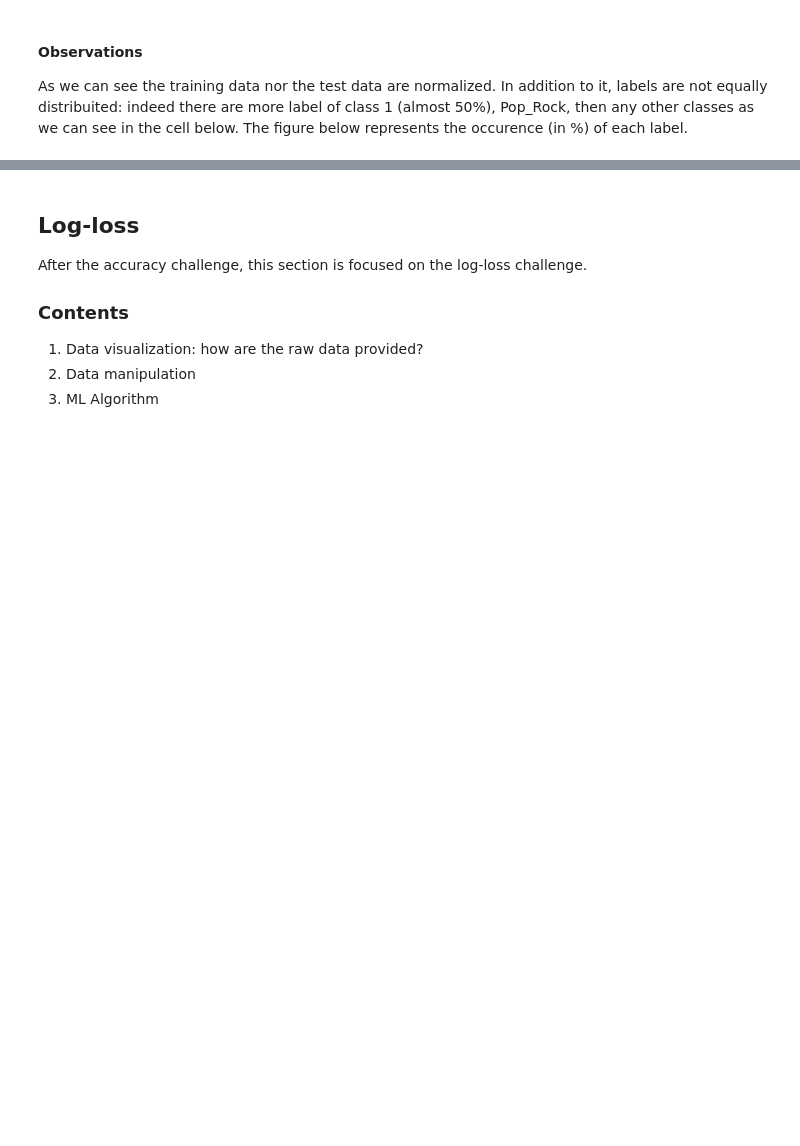
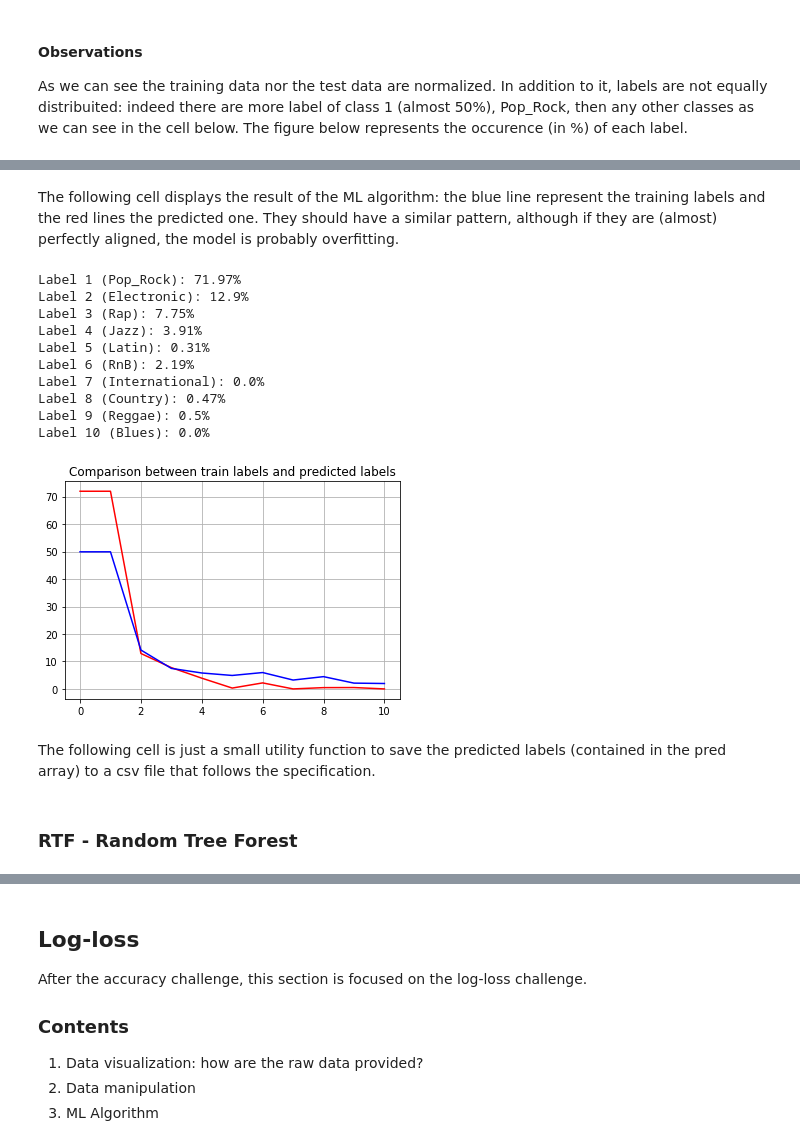
Before and after one commit to FedeMITIC/data-analysis-project, a Jupyter notebook: MLBP2018 Project Report [WIP].ipynb, the cells around one changed output, grey strips where cells are left out. Drawn from its saved outputs; the diff is of its cells as text; code cells hidden in the pictures; blank space fills up the shorter version.

```diff
--- a/MLBP2018 Project Report [WIP].ipynb
+++ b/MLBP2018 Project Report [WIP].ipynb
@@ -200,4 +211,5 @@ After data cleanup, the algorithm used for the predictions is presented: this no
 # %%
-clf = svm.SVC(gamma='scale', verbose=True)
+## Use the standard parameters excepts for the class weight
+clf = svm.SVC(gamma='scale', tol=0.001)
 clf.fit(train_data_scaled, np.ravel(train_labels_accuracy))
 # %% [output]
@@ -213,0 +227,33 @@ Algorithm accuracy is 75.73%
+# %% [markdown]
+The following cell displays the result of the ML algorithm: the blue line represent the training labels and the red lines the predicted one. They should have a similar pattern, although if they are (almost) perfectly aligned, the model is probably overfitting.
+# %%
+predictions = clf.predict(test_data_scaled)
+data_p = np.empty((11, 2))
+for i in range(1, 11, 1):
+    print(f'Label {i} ({class_names[i - 1]}): {round((len(np.where(predictions == i)[0]) / len(predictions)) * 100, 2)}%')
+    # Since arrays are 0-indexed but the first label is 1, initialize the first position of the array using the first label (1)
+    # This is just to create a nice plot, does not have any effect on the algorithm.
+    data_p[0, 0] = 0
+    data_p[0, 1] = round((len(np.where(predictions == 1)[0]) / len(predictions)) * 100, 2)
+    data_p[i, 0] = i
+    data_p[i, 1] = round((len(np.where(predictions == i)[0]) / len(predictions)) * 100, 2)
+
+plt.plot(data_p[:, 1], c='red')
+plt.plot(data[:, 1], c='blue')
+plt.grid(True)
+plt.title('Comparison between train labels and predicted labels')
+plt.show()
+# %% [output]
+Label 1 (Pop_Rock): 71.97%
+Label 2 (Electronic): 12.9%
+Label 3 (Rap): 7.75%
+Label 4 (Jazz): 3.91%
+Label 5 (Latin): 0.31%
+Label 6 (RnB): 2.19%
+Label 7 (International): 0.0%
+Label 8 (Country): 0.47%
+Label 9 (Reggae): 0.5%
+Label 10 (Blues): 0.0%
+[figure, added]
+# %% [markdown]
+The following cell is just a small utility function to save the predicted labels (contained in the pred array) to a csv file that follows the specification.
@@ -213,0 +267,2 @@ Algorithm accuracy is 75.73%
+# %% [markdown]
+### RTF - Random Tree Forest
```
Also changed, not shown: parts of 41 cells of this notebook.
